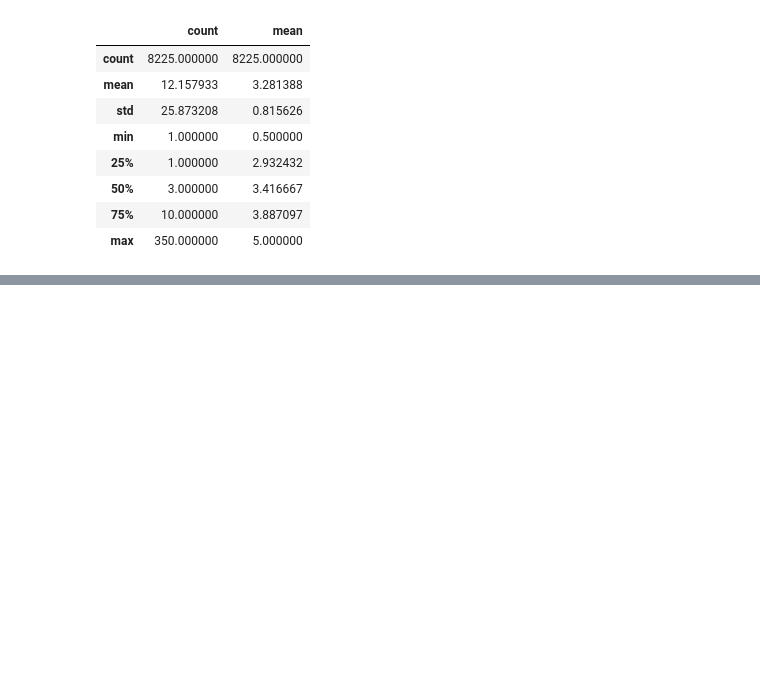
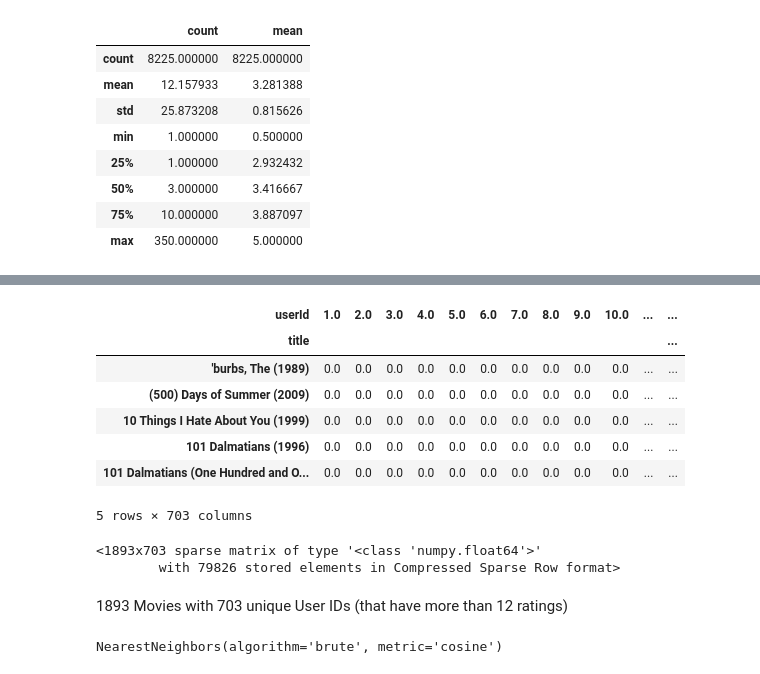
Before and after one commit to SamJSui/TVA_Movie, a Jupyter notebook: TVA_Movie.ipynb, the cells around one changed output, grey strips where cells are left out. Saved outputs shown, nothing was run; the diff lists cells and outputs as text; code cells hidden in the pictures; blank space fills up the shorter version.

```diff
--- a/TVA_Movie.ipynb
+++ b/TVA_Movie.ipynb
@@ -149,7 +168,8 @@ df
 # %%
-df_avg = df.groupby('title').agg({'rating' : ['count', 'mean']})
+df_avg = df_merged.groupby('title').agg({'rating' : ['count', 'mean']})
 df_avg.columns = ['count', 'mean']
 df_avg = df_avg.sort_values(ascending=False, by=['count'])
+df
 
 df_avg
 # %% [output]
@@ -225,3 +245,5 @@ df_avg.describe()
 | 50% | 3.000000 | 3.416667 |
 | 75% | 10.000000 | 3.887097 |
 | max | 350.000000 | 5.000000 |
+# %%
+df_clean = df_avg.loc[df_avg['count'] >= 12]
@@ -227,0 +262,28 @@ df_avg.describe()
+# %%
+df_merged = df_merged[df_merged['title'].isin(df_clean.index)]
+# %%
+df_movie_userid = df_merged.pivot_table(index="title", columns="userId", values='rating').fillna(0)
+# %%
+df_movie_userid.head()
+# %% [output]
+| userId | 1.0 | 2.0 | 3.0 | 4.0 | 5.0 | 6.0 | 7.0 | 8.0 | 9.0 | 10.0 | ... | ... |
+| title |  |  |  |  |  |  |  |  |  |  |  | ... |
+| 'burbs, The (1989) | 0.0 | 0.0 | 0.0 | 0.0 | 0.0 | 0.0 | 0.0 | 0.0 | 0.0 | 0.0 | ... | ... |
+| (500) Days of Summer (2009) | 0.0 | 0.0 | 0.0 | 0.0 | 0.0 | 0.0 | 0.0 | 0.0 | 0.0 | 0.0 | ... | ... |
+| 10 Things I Hate About You (1999) | 0.0 | 0.0 | 0.0 | 0.0 | 0.0 | 0.0 | 0.0 | 0.0 | 0.0 | 0.0 | ... | ... |
+| 101 Dalmatians (1996) | 0.0 | 0.0 | 0.0 | 0.0 | 0.0 | 0.0 | 0.0 | 0.0 | 0.0 | 0.0 | ... | ... |
+| 101 Dalmatians (One Hundred and O... | 0.0 | 0.0 | 0.0 | 0.0 | 0.0 | 0.0 | 0.0 | 0.0 | 0.0 | 0.0 | ... | ... |
+5 rows × 703 columns
+# %%
+df_movie_matrix = csr_matrix(df_movie_userid.values)
+df_movie_matrix
+# %% [output]
+<1893x703 sparse matrix of type '<class 'numpy.float64'>'
+        with 79826 stored elements in Compressed Sparse Row format>
+# %% [markdown]
+1893 Movies with 703 unique User IDs (that have more than 12 ratings)
+# %%
+knn = NearestNeighbors(metric = 'cosine', algorithm = 'brute')
+knn.fit(df_movie_matrix)
+# %% [output]
+NearestNeighbors(algorithm='brute', metric='cosine')
```
Also changed, not shown: parts of 9 cells of this notebook.
